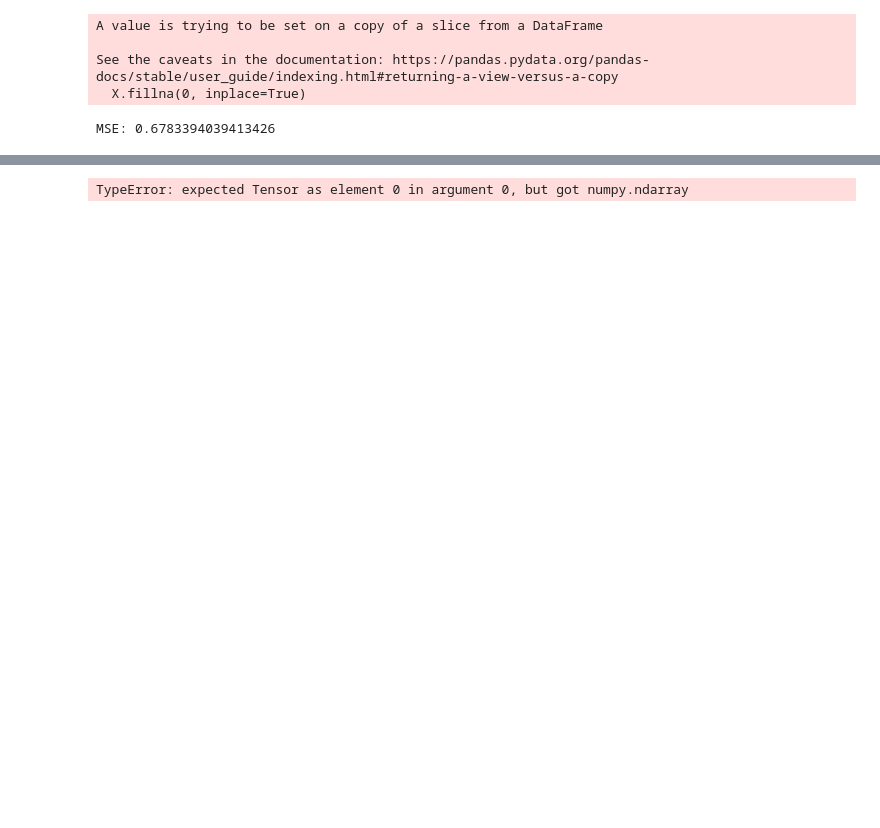
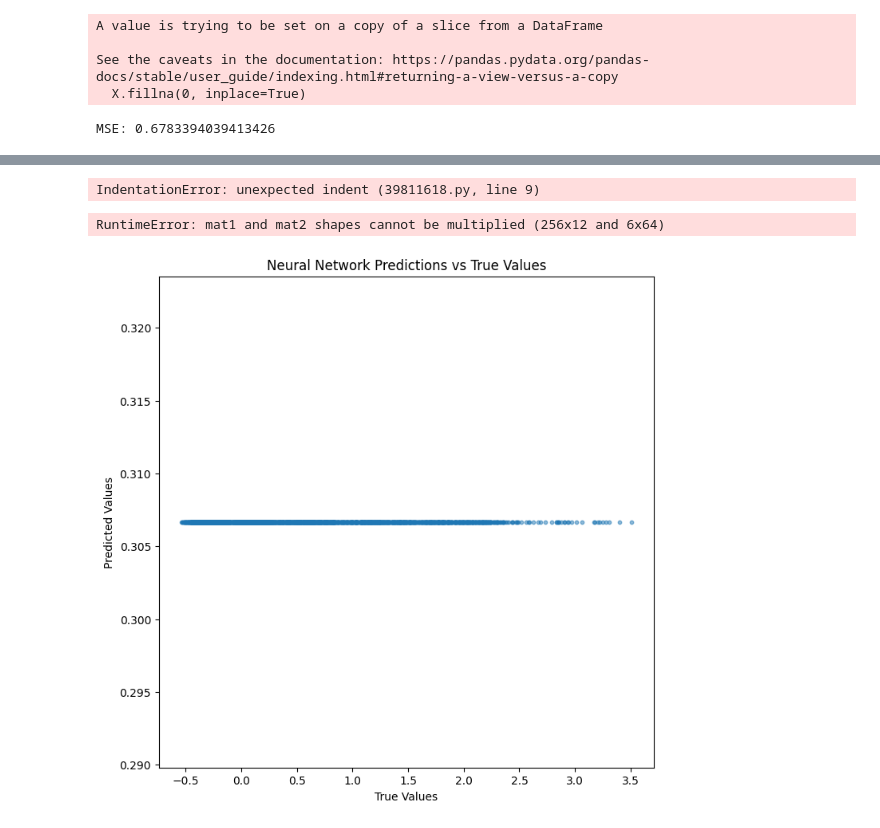
Before and after one commit to rithikp06/csci467-project, a Jupyter notebook: models.ipynb, the cells around one changed output, grey strips where cells are left out. Saved outputs shown, nothing was run; the diff lists cells and outputs as text; code cells hidden in the pictures; blank space fills up the shorter version.

Commit message:
softmax neural network

```diff
--- a/models.ipynb
+++ b/models.ipynb
@@ -223,3 +245,25 @@ Epoch 100, Validation Loss: 0.2266
+# %%
+# Neural network test accuracy
+X_test, y_test = read_buy_rating_data(X_test_df, y_test_df)
+X_test = featurize(X_test, d=DEGREE)
+
+test_dataset = TensorDataset(torch.tensor(X_test, dtype=torch.float32), torch.tensor(y_test, dtype=torch.long))
+test_loader = DataLoader(test_dataset, batch_size=batch_size, shuffle=False)
+
+model.eval()
+with torch.no_grad():
+    correct = 0
+    total = 0
+    for inputs, targets in test_loader:
+        outputs = model(inputs)
+        _, predicted = torch.max(outputs.data, 1)
+        total += targets.size(0)
+        correct += (predicted == targets).sum().item()
+
+    accuracy = 100 * correct / total
+    print(f"Test Accuracy: {accuracy:.2f}%")
+# %% [output]
+IndentationError: unexpected indent (39811618.py, line 9)
 # %%
 def r_squared(y_true, y_pred):
     ssr = torch.sum((y_true - y_pred)**2)
@@ -236,21 +280,64 @@ model.eval()
 y_true = []
 y_pred = []
 
+def custom_round(value, possible_values=(-2, -1, 0, 1, 2)):
+    return min(possible_values, key=lambda x: abs(x - value))
+
+
 with torch.no_grad():
     for inputs, targets in test_loader:
         inputs, targets = inputs.to('cpu'), targets.to('cpu')
         outputs = model(inputs)
+        outputs_np = outputs.numpy()
+        print(outputs_np)
+        # rounded_outputs_np = np.array([custom_round(value) for value in outputs_np])
+        # Convert the rounded NumPy array back to a PyTorch tensor
+        rounded_outputs = torch.tensor(rounded_outputs_np)
         y_true.append(targets)
-        y_pred.append(torch.tensor(np.where(outputs > 0.5, 1, 0)))
+        # y_pred.append(rounded_outputs)
+        # print(rounded_outputs == targets)
 
+# print(y_pred)
+y_true = torch.cat(y_true).detach().numpy().flatten()
+y_pred = torch.cat(y_pred).detach().numpy()
+# print(y_true)
 
-y_true = torch.cat(y_true).detach()
-y_pred = torch.cat(y_pred).detach()
+accuracy = np.sum(y_true == y_pred) / len(y_pred)
 
-r2 = r_squared(y_true, y_pred)
-print(f"Neural Network R-squared value: {r2:.4f}")
+print(f"Neural Network Accuracy: {accuracy:.4f}")
 # %% [output]
-TypeError: expected Tensor as element 0 in argument 0, but got numpy.ndarray
+RuntimeError: mat1 and mat2 shapes cannot be multiplied (256x12 and 6x64)
+# %%
+import matplotlib.pyplot as plt
+
+# Assuming the following variables are defined:
+# val_loader: DataLoader for your validation or test dataset
+# model: your trained neural network model
+# device: the device to use (e.g., 'cpu' or 'cuda')
+
+model.eval()
+y_true = []
+y_pred = []
+
+with torch.no_grad():
+    for inputs, targets in test_loader:
+        inputs, targets = inputs.to('cpu'), targets.to('cpu')
+        outputs = model(inputs)
+        y_true.append(targets)
+        y_pred.append(outputs)
+
+y_true = torch.cat(y_true).detach().numpy()
+y_pred = torch.cat(y_pred).detach().numpy()
+
+# Plot the predicted values against the true values
+plt.figure(figsize=(8,8))
+plt.scatter(y_true, y_pred, s=10, alpha=0.5)
+plt.xlabel('True Values')
+plt.ylabel('Predicted Values')
+plt.title('Neural Network Predictions vs True Values')
+plt.show()
+# %% [output]
+[figure, added]
 # %%
 import numpy as np
 import matplotlib.pyplot as plt
```
Also changed, not shown: parts of 9 cells of this notebook, 1 other file.
